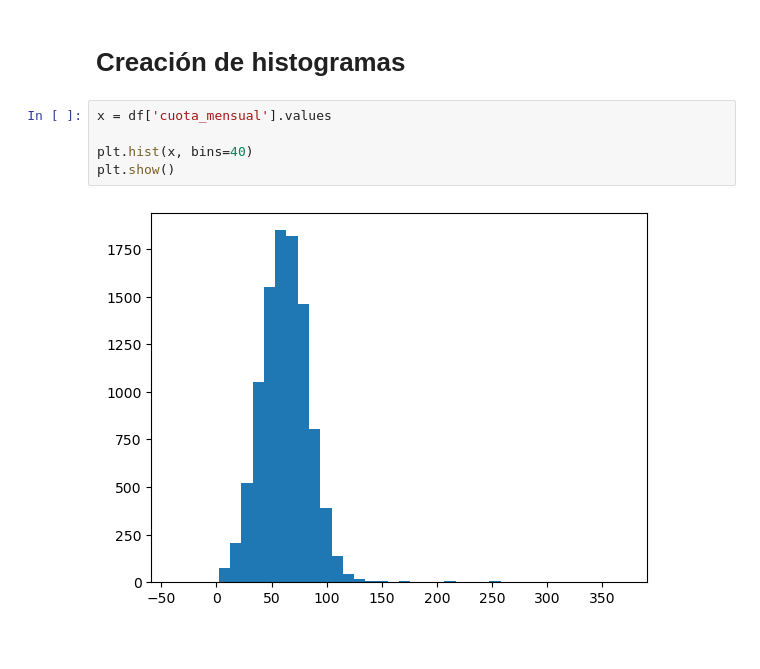
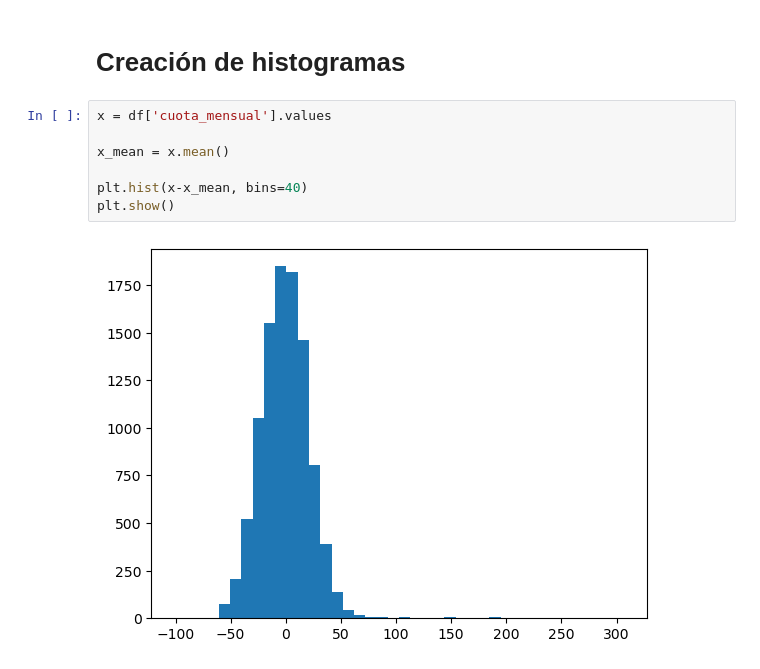
Before and after one commit to jeffernovoa/Analizar-Base-de-Datos, a Jupyter notebook: analyzeData.ipynb, the cells around one changed output. Cells and saved outputs as stored; diff of their text form.

```diff
--- a/analyzeData.ipynb
+++ b/analyzeData.ipynb
@@ -84,7 +84,9 @@ memory usage: 1015.8 KB
 # %%
 x = df['cuota_mensual'].values
 
-plt.hist(x, bins=40)
+x_mean = x.mean()
+
+plt.hist(x-x_mean, bins=40)
 plt.show()
 # %% [output]
-[figure, old version]
+[figure, new version]
```
Also changed, not shown: parts of 1 cell of this notebook.
